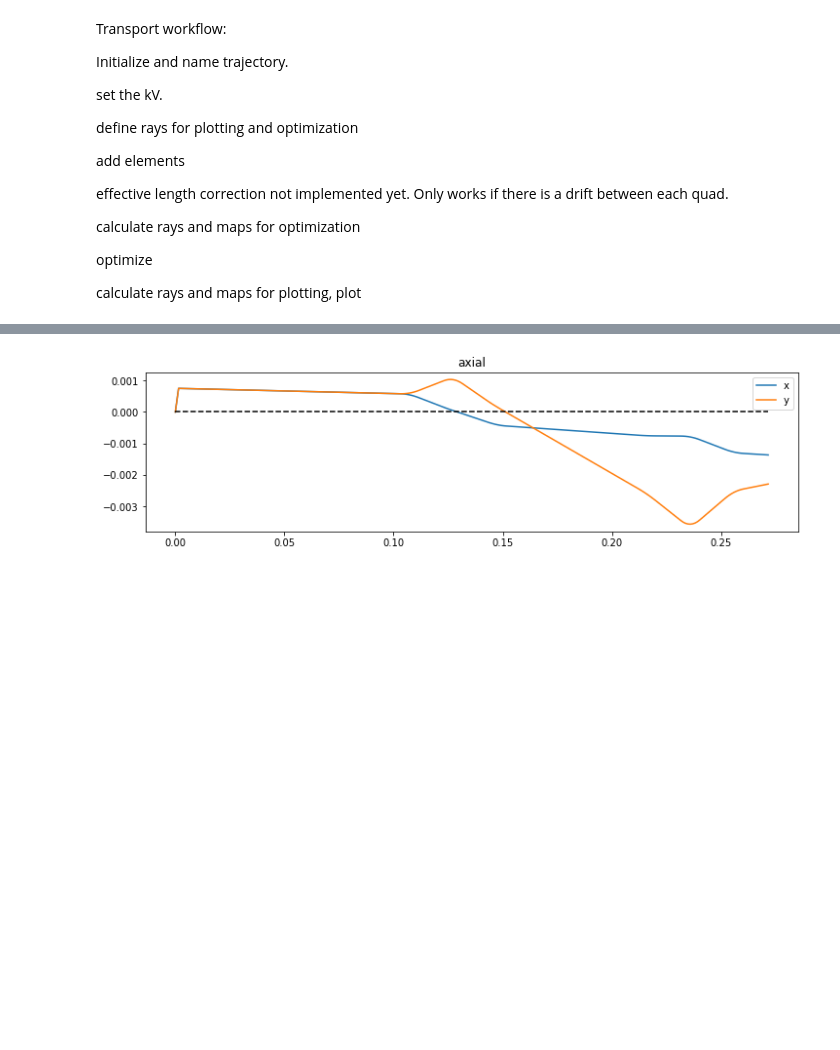
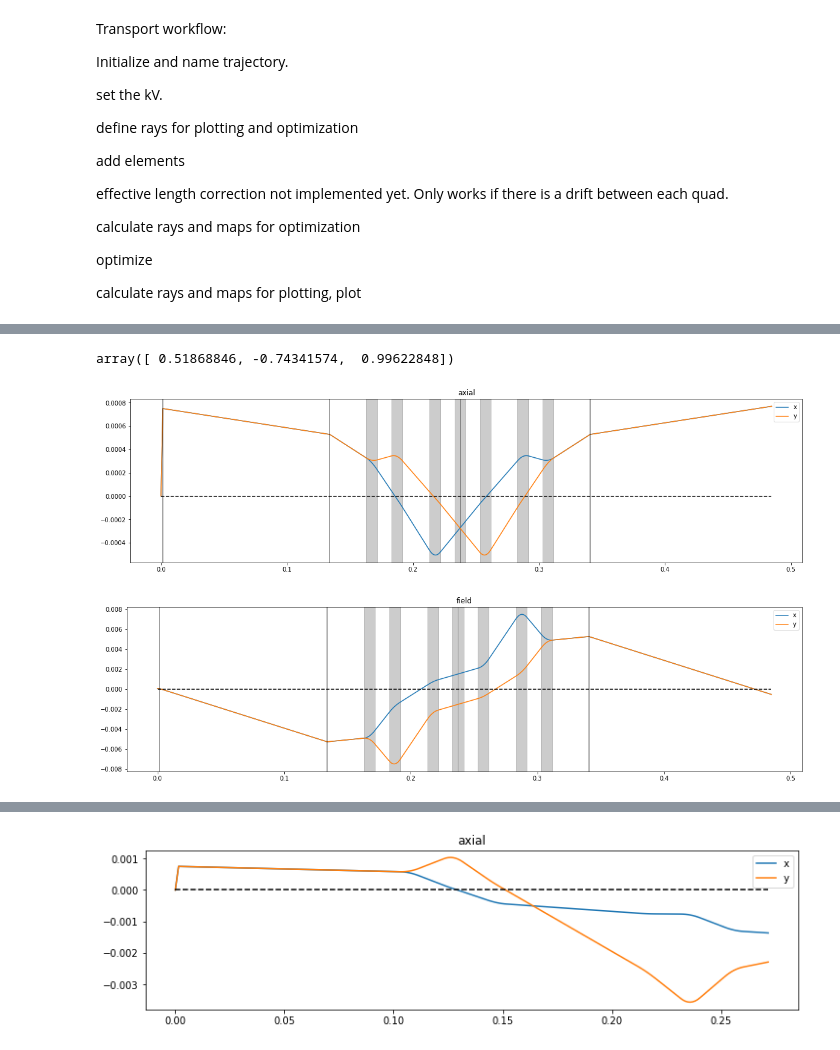
Before and after one commit to bentps/PythonTransport, a Jupyter notebook: PythonTransport.ipynb, the cells around one changed output, grey strips where cells are left out. Cells and saved outputs as stored; diff of their text form; code cells hidden in the pictures; blank space fills up the shorter version.

```diff
--- a/PythonTransport.ipynb
+++ b/PythonTransport.ipynb
@@ -436,3 +563,13 @@ class Transport:
+# %%
+sol = traj_cong.fit_cong(['quad8', 'quad7', 'quad6'], ['quad2', 'quad3', 'quad4'])
+
+traj_cong.plot()
+
+sol
+# %% [output]
+array([ 0.51868846, -0.74341574,  0.99622848])
+[figure, added]
+[figure, added]
 # %%
 quad_gauss=.8
 
```
Also changed, not shown: parts of 3 cells of this notebook.
